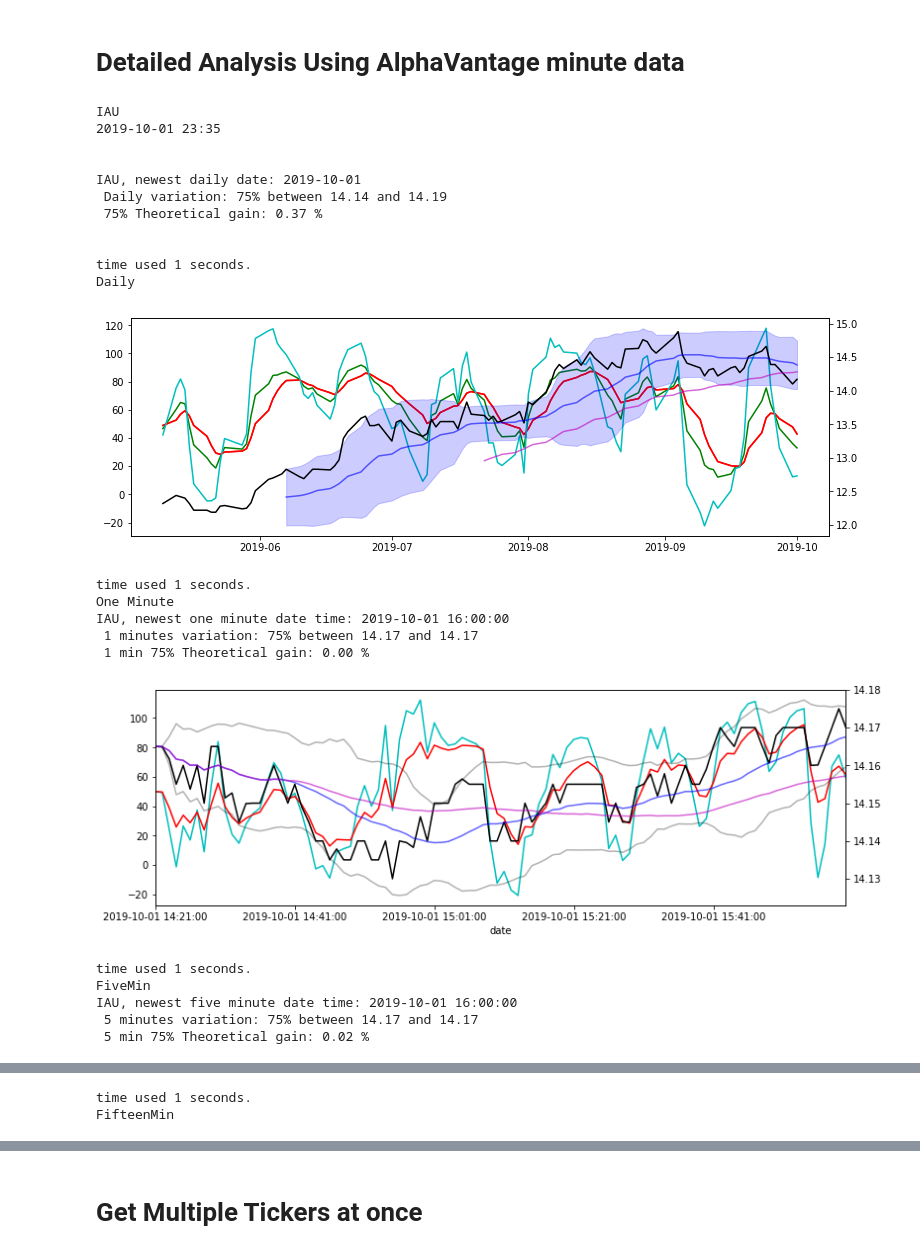
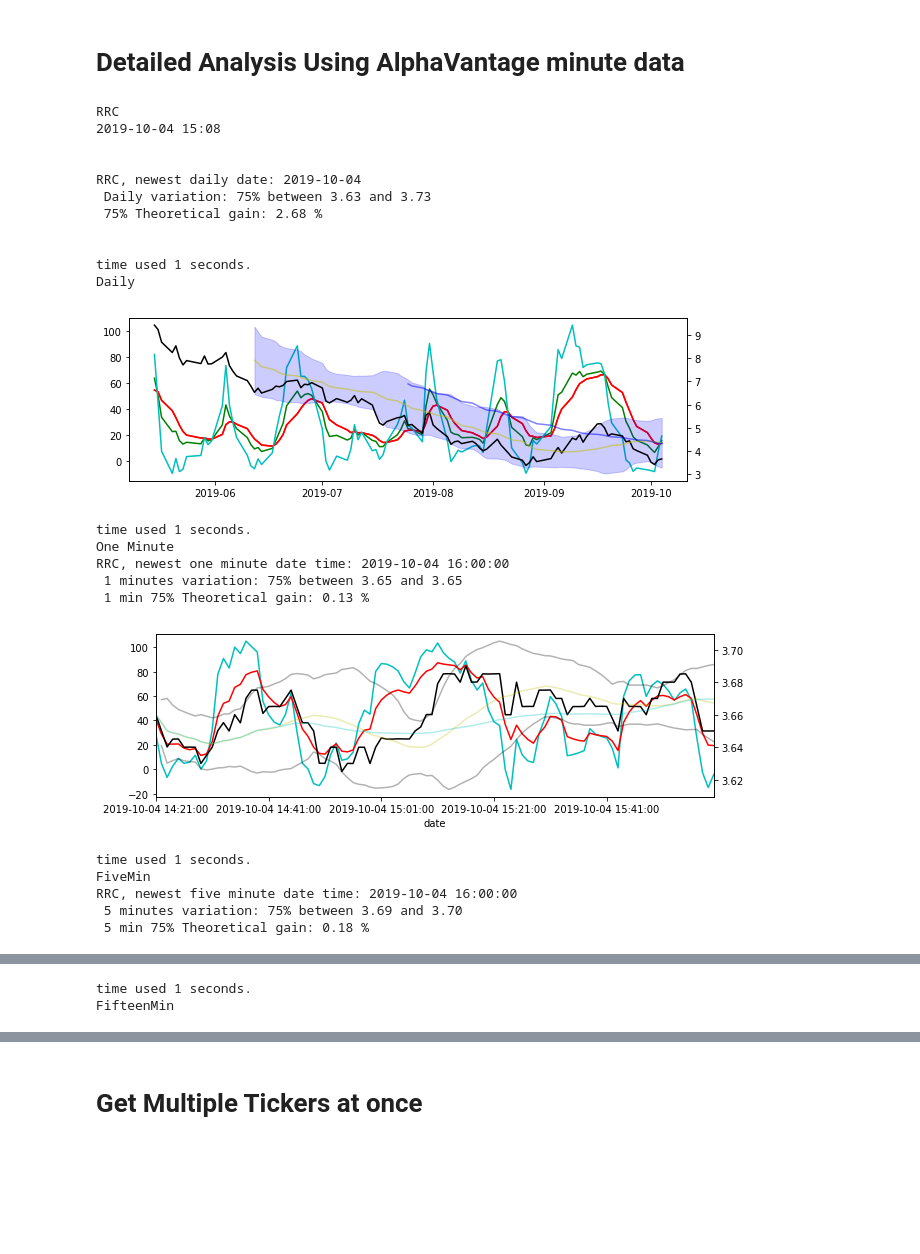
Before and after one commit to derrickfwang/Stock_Related_Scripts, a Jupyter notebook: Stock Analysis_Yahoo_Tushare_AlphaVantage_AllTemplates.ipynb, the cells around one changed output, grey strips where cells are left out. Cells and saved outputs as stored; diff of their text form; code cells hidden in the pictures; blank space fills up the shorter version.

```diff
--- a/Stock Analysis_Yahoo_Tushare_AlphaVantage_AllTemplates.ipynb
+++ b/Stock Analysis_Yahoo_Tushare_AlphaVantage_AllTemplates.ipynb
@@ -396,28 +396,28 @@ def getStockTrend(Name):
         print("can't get fifteen minute data")
         pass
 # %%
-getStockTrend('IAU')
+getStockTrend('RRC')
 # %% [output]
-IAU
-2019-10-01 23:35
+RRC
+2019-10-04 15:08
 
 
-IAU, newest daily date: 2019-10-01
- Daily variation: 75% between 14.14 and 14.19
- 75% Theoretical gain: 0.37 %
+RRC, newest daily date: 2019-10-04
+ Daily variation: 75% between 3.63 and 3.73
+ 75% Theoretical gain: 2.68 %
 
 
 time used 1 seconds.
 Daily
-[figure, old version]
+[figure, new version]
 time used 1 seconds.
 One Minute
-IAU, newest one minute date time: 2019-10-01 16:00:00
- 1 minutes variation: 75% between 14.17 and 14.17
- 1 min 75% Theoretical gain: 0.00 %
+RRC, newest one minute date time: 2019-10-04 16:00:00
+ 1 minutes variation: 75% between 3.65 and 3.65
+ 1 min 75% Theoretical gain: 0.13 %
-[figure, old version]
+[figure, new version]
 time used 1 seconds.
 FiveMin
-IAU, newest five minute date time: 2019-10-01 16:00:00
- 5 minutes variation: 75% between 14.17 and 14.17
- 5 min 75% Theoretical gain: 0.02 %
+RRC, newest five minute date time: 2019-10-04 16:00:00
+ 5 minutes variation: 75% between 3.69 and 3.70
+ 5 min 75% Theoretical gain: 0.18 %
```
Also changed, not shown: parts of 4 cells of this notebook.
